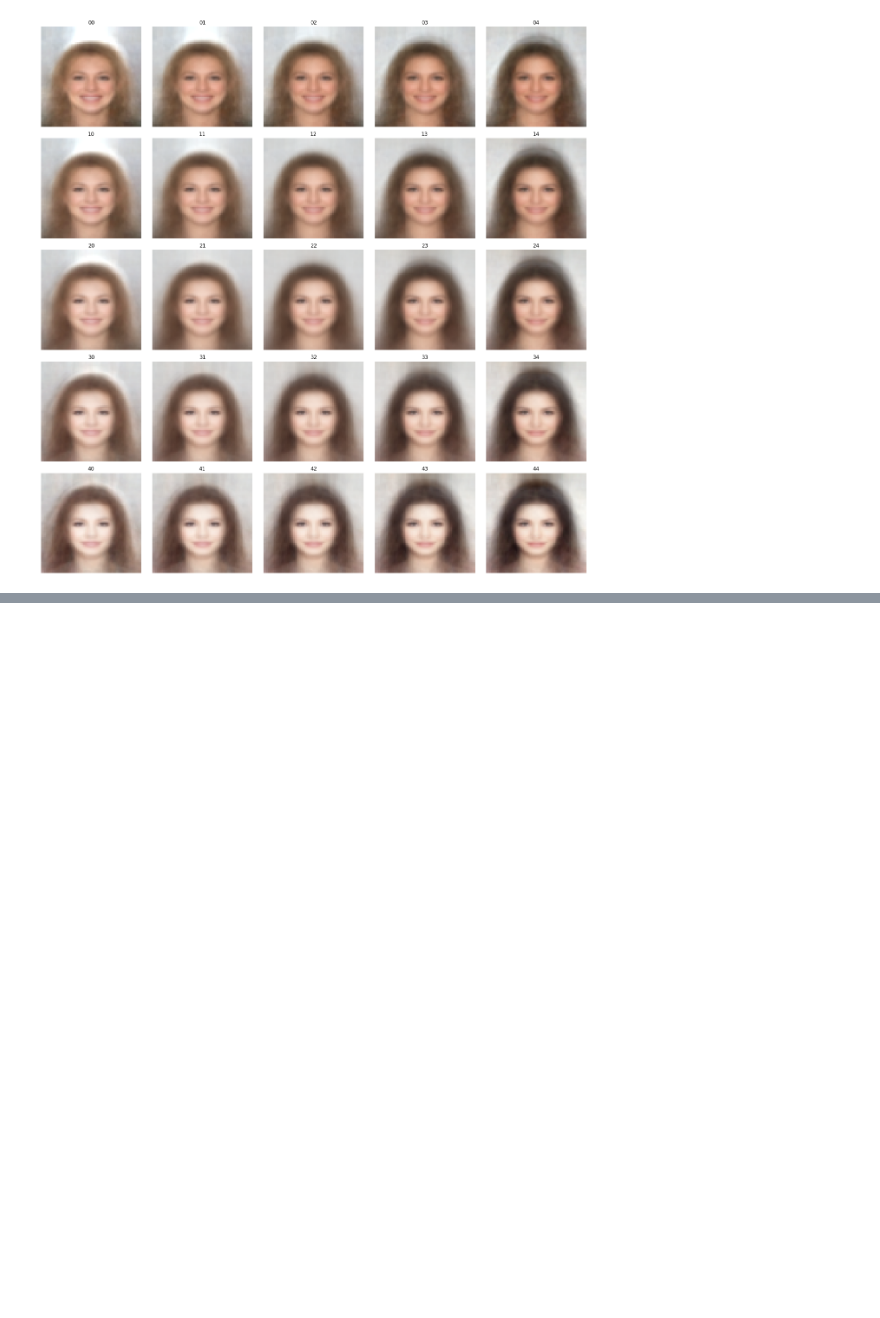
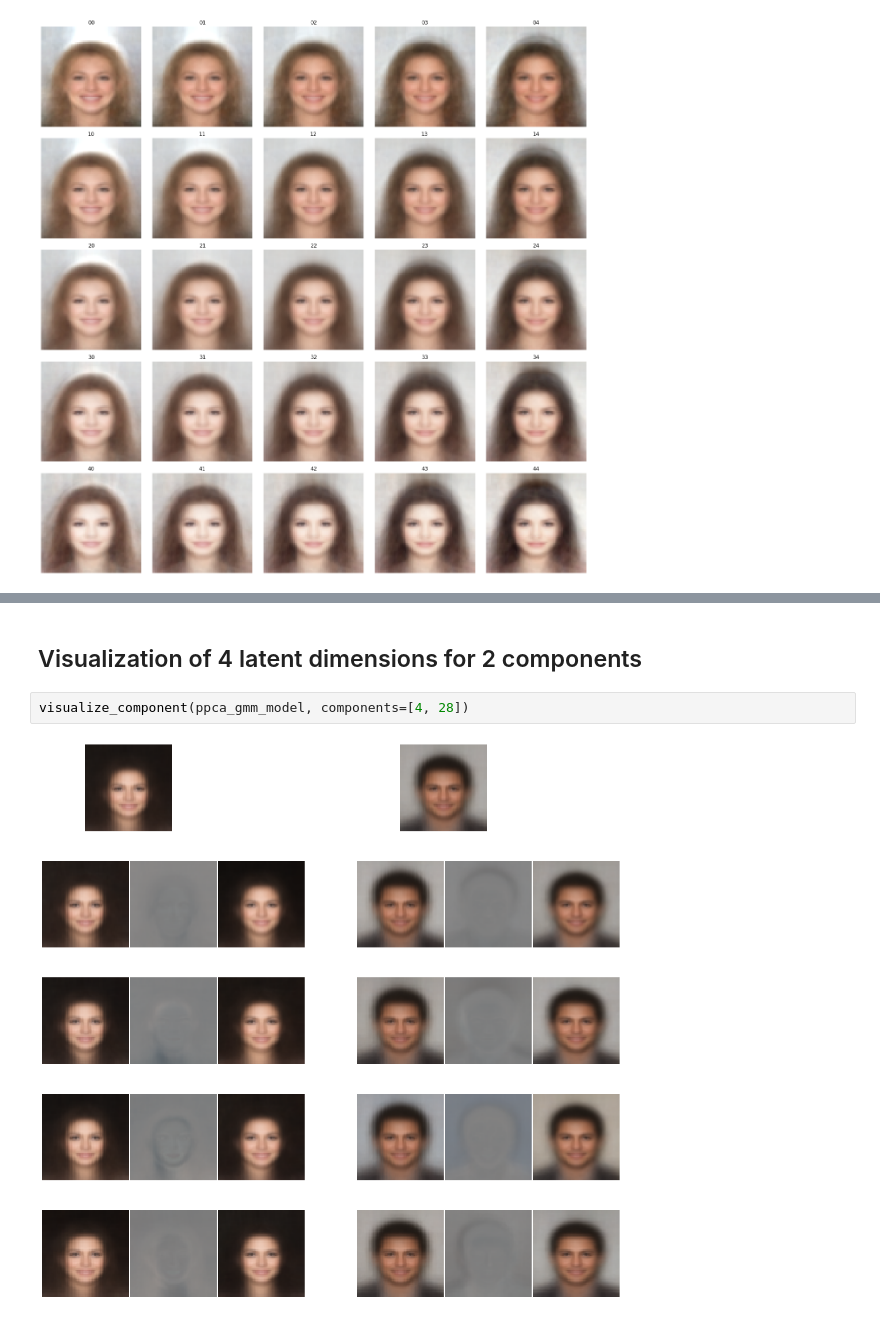
Before and after one commit to KonstantinPakulev/OnGansAndGMMs, a Jupyter notebook: mfa_eval.ipynb, the cells around one changed output, grey strips where cells are left out. Drawn from its saved outputs; the diff is of its cells as text; blank space fills up the shorter version.

```diff
--- a/mfa_eval.ipynb
+++ b/mfa_eval.ipynb
@@ -66,0 +57,6 @@ ndb.plot_hist([(test_samples, "MFA")])
+# %% [markdown]
+## Visualization of 4 latent dimensions for 2 components
+# %%
+visualize_component(ppca_gmm_model, components=[4, 28])
+# %% [output]
+[figure, added]
```
Also changed, not shown: parts of 13 cells of this notebook, 4 other files.
